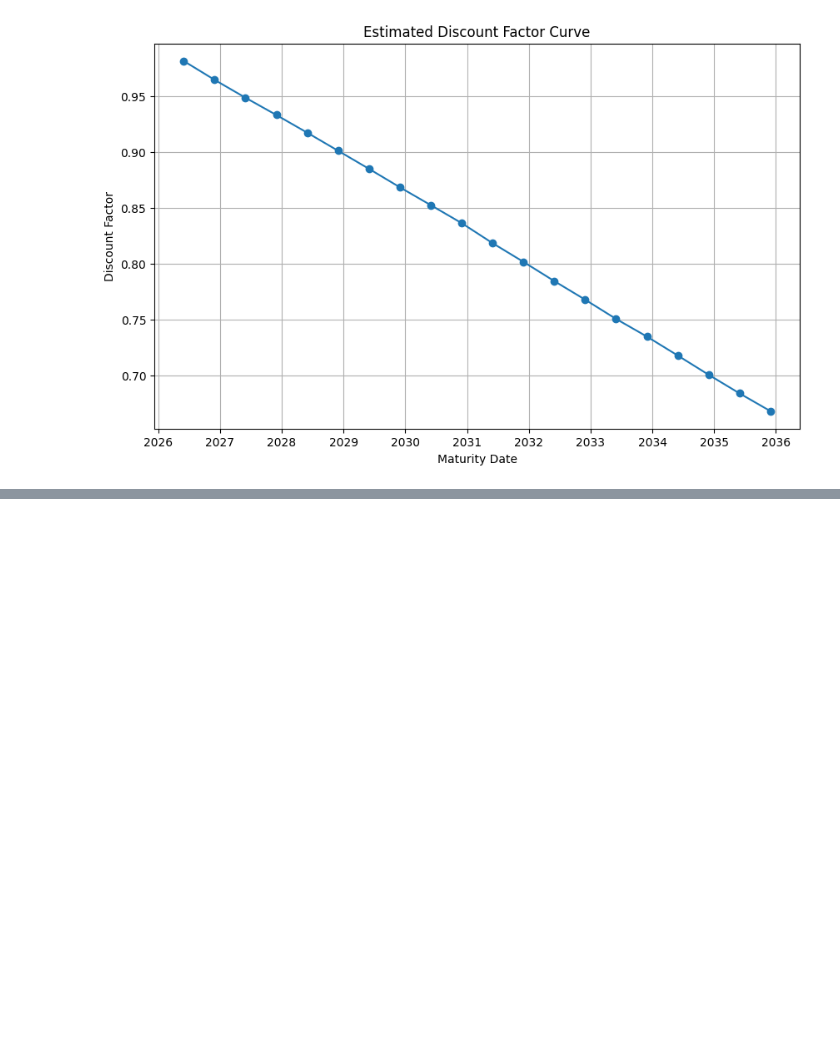
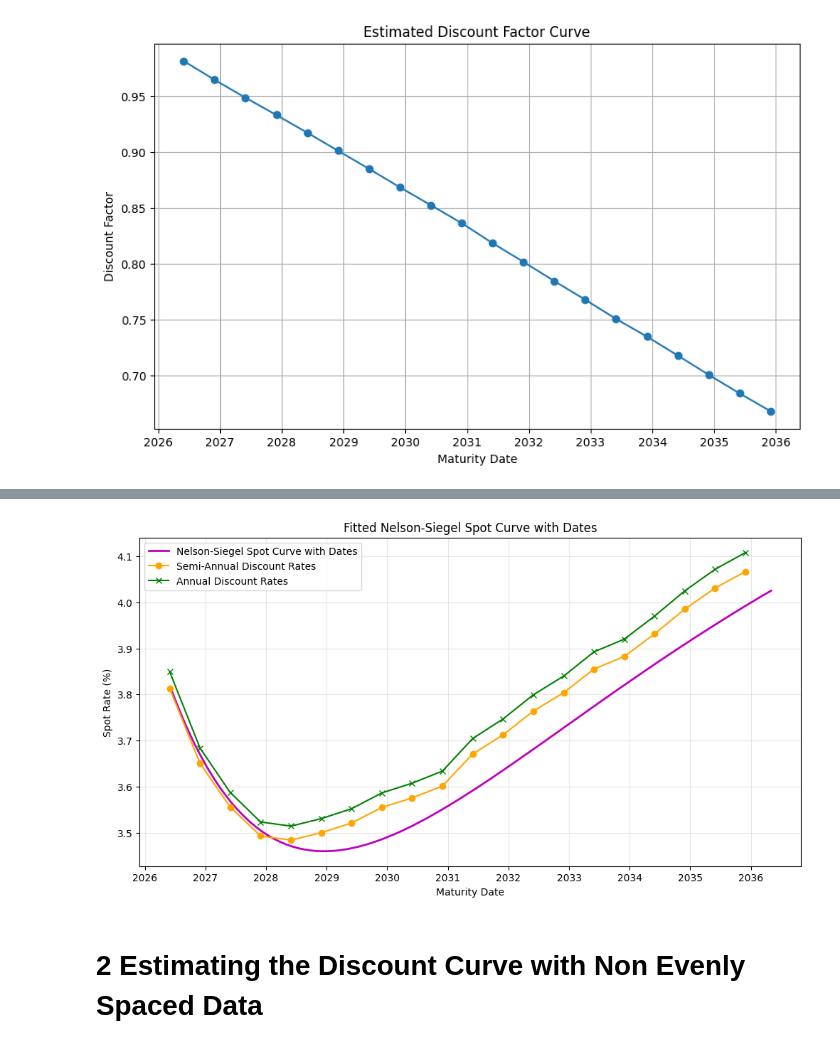
Before and after one commit to y3y-tech/Fixed_Income_Homework, a Jupyter notebook: Homework1/Estimating_Spot_Curve_Yiyang.ipynb, the cells around one changed output, grey strips where cells are left out. Drawn from its saved outputs; the diff is of its cells as text; code cells hidden in the pictures; blank space fills up the shorter version.

```diff
--- a/Homework1/Estimating_Spot_Curve_Yiyang.ipynb
+++ b/Homework1/Estimating_Spot_Curve_Yiyang.ipynb
@@ -143,0 +306,21 @@ plt.show()
+# %%
+spot_rate_with_dates = pd.DataFrame({
+    'Maturity Date': [pd.Timestamp("2026-05-01") + pd.DateOffset(days=int(m * 365.25)) for m in maturities],
+    'Spot Rate (%)': np.array(spot_rates) * 100
+})
+
+
+plt.figure(figsize=(12, 6))
+plt.plot(spot_rate_with_dates['Maturity Date'], spot_rate_with_dates['Spot Rate (%)'], 'm-', linewidth=2, label='Nelson-Siegel Spot Curve with Dates')
+plt.plot(semi_annual_discount_rates.index, semi_annual_discount_rates * 100, marker='o', color='orange', label='Semi-Annual Discount Rates')
+plt.plot(annual_discount_rates.index, annual_discount_rates * 100, marker='x', color='green', label='Annual Discount Rates')
+plt.xlabel('Maturity Date')
+plt.ylabel('Spot Rate (%)')
+plt.title('Fitted Nelson-Siegel Spot Curve with Dates')
+plt.grid(True, alpha=0.3)
+plt.legend()
+plt.show()
+# %% [output]
+[figure, added]
+# %% [markdown]
+# 2 Estimating the Discount Curve with Non Evenly Spaced Data
```
Also changed, not shown: parts of 12 cells of this notebook, 1 other file.
